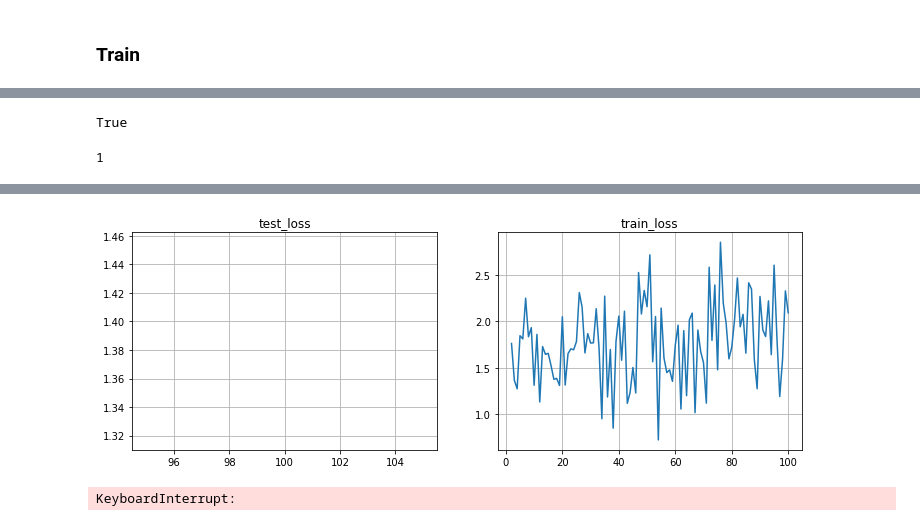
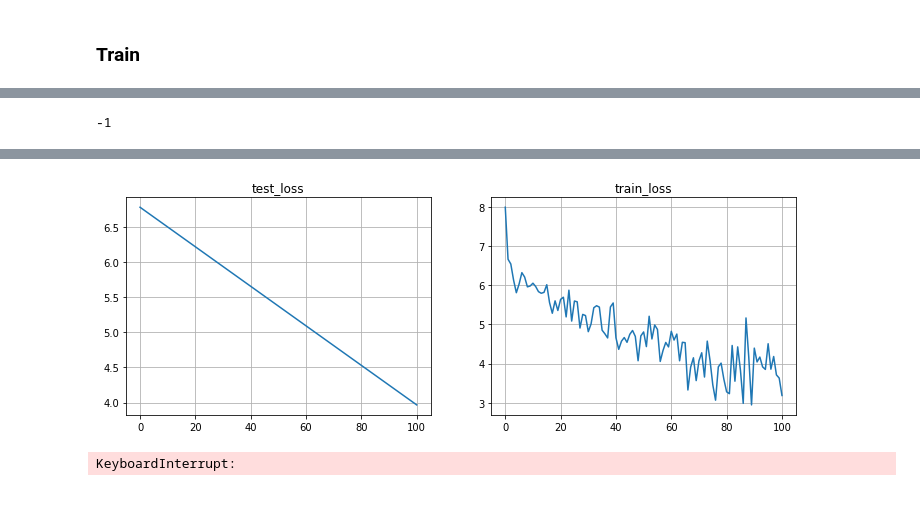
Before and after one commit to grafstor/svg-to-text, a Jupyter notebook: train.ipynb, the cells around one changed output, grey strips where cells are left out. Saved outputs shown, nothing was run; the diff lists cells and outputs as text; code cells hidden in the pictures.

Commit message:
data transformations

```diff
--- a/train.ipynb
+++ b/train.ipynb
@@ -133,3 +129,3 @@ len(train_paths), len(test_paths), train_paths[0]
 # %%
-# voc = Vocab.from_lines(all_svg_names)
-# len(voc)
+voc = Vocab.from_lines(all_svg_paths[:,0])
+len(voc)
@@ -138,12 +136,10 @@ len(train_paths), len(test_paths), train_paths[0]
 # %%
 batch_size = 16
 seq_len = 512
-src_pad_token = torch.tensor([0.0000,  0.0000,  0.0000,  0.0000,  0.0000,  0.0000,  0.0000,
-           0.0000,  0.0000,  0.0000,  1.0000])
 
 c = converter.Converter(seq_len)
 
-train_dataset = SvgDataset(train_paths, seq_len=seq_len, device=device)
+train_dataset = SvgDataset(train_paths, seq_len=seq_len, device=device, transforms=True)
 test_dataset = SvgDataset(test_paths, seq_len=seq_len, device=device)
 
 train_dl = DataLoader(train_dataset, batch_size=batch_size, shuffle = True)
@@ -159,34 +163,26 @@ bird
 # %%
-### W: legacy 0.1 - dynamic vocab_size
-checkpoint = torch.load(f'checkpoints/checkpoint_model_0.1.pth', map_location=device)
-vocab_size = len(checkpoint['vocab_tokens'])
-
 model = STTModel(
-    vocab_size=vocab_size,
+    vocab_size=2050,
+    voc=voc,
     dim=32,
     seq_len=seq_len,
     n_heads=4,
     n_encoder_layers=1,
     n_decoder_layers=3,
-    dropout_p=0.05
+    dropout_p=0.05,
 ).to(device)
 
 opt = torch.optim.Adam(model.parameters(), lr=1e-3)
 loss_fn = nn.CrossEntropyLoss().to(device)
-# %%
-device.type == "cpu"
-# %% [output]
-True
 # %%
 step = -1
 metrics = {'train_loss': [], 'test_loss': []}
 save_path = "checkpoints"
 
 # step, metrics = load_checkpoint(model, opt, save_path, 'epoch', 186_500, device)
-step, metrics = load_checkpoint(model, opt, save_path, 'model', '0.1', device)
 step
 # %% [output]
-1
+-1
 # %%
 train(model,
       opt,
@@ -198,6 +194,6 @@ train(model,
       save_path=save_path,
       step=step,
       converter=c,
-      epochs=100,
+      epochs=128,
      )
 # %% [output]
@@ -205,4 +201,4 @@ Epoch: 0, step: 100, loss: 2.091974973678589, test_loss: 1.386257529258728
-[figure, old version]
+[figure, new version]
 KeyboardInterrupt:
 # %%
 sample(c, model, test_dl, device=device, p_value=0.5)
```
Also changed, not shown: parts of 12 cells of this notebook, 7 other files.
